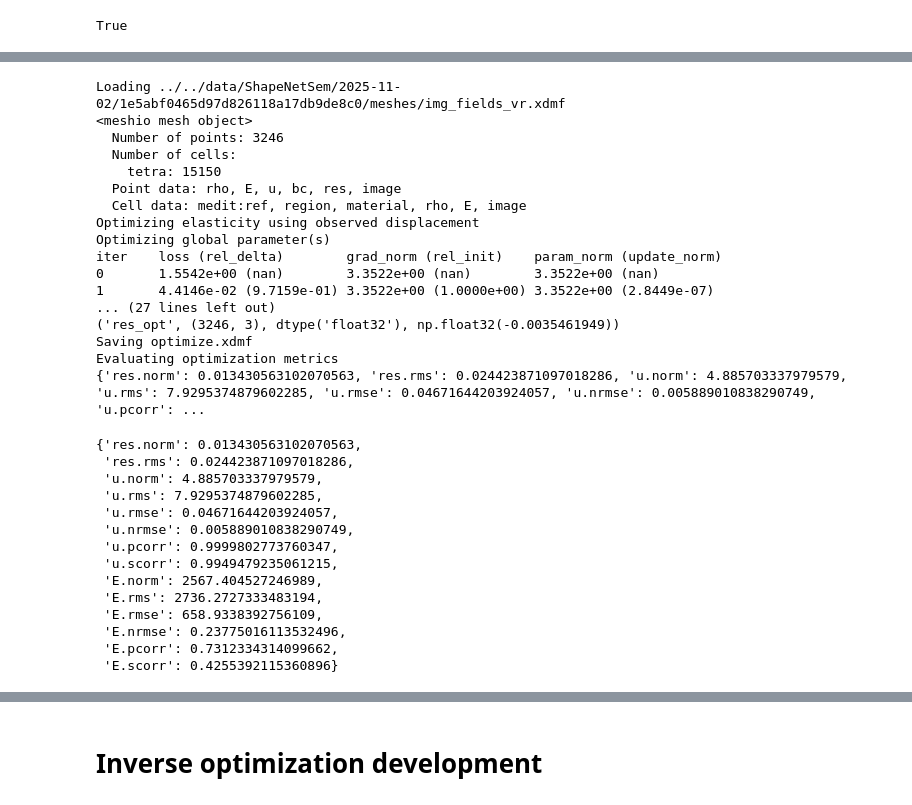
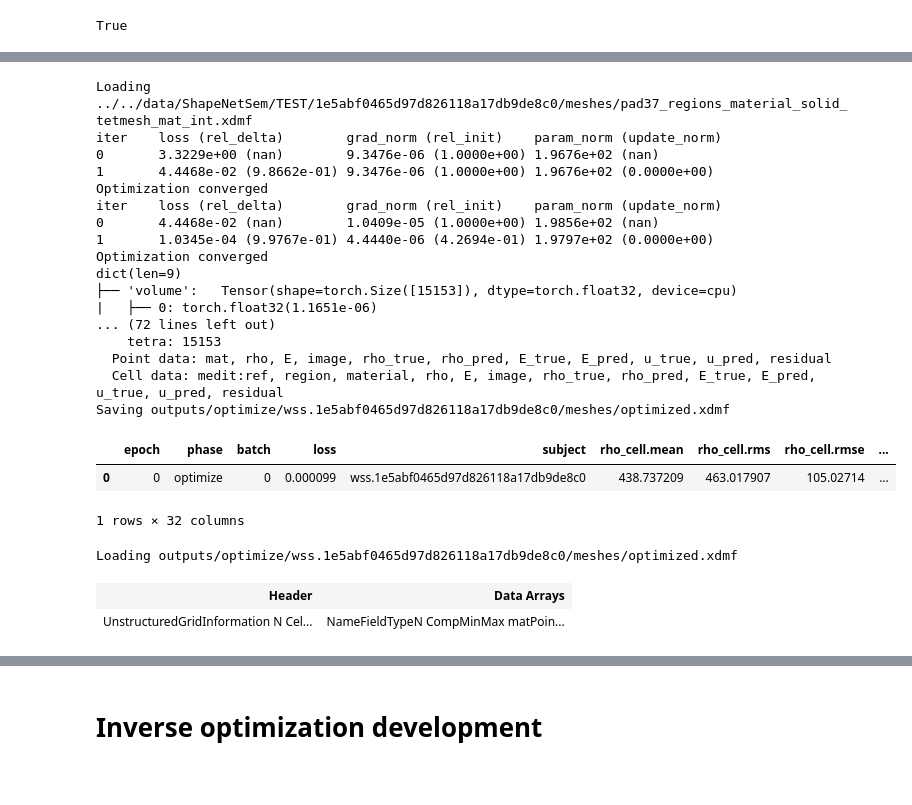
Before and after one commit to mattragoza/lung-project, a Jupyter notebook: notebooks/shapenet/20-optimize-interactive.ipynb, the cells around one changed output, grey strips where cells are left out. Saved outputs shown, nothing was run; the diff lists cells and outputs as text; code cells hidden in the pictures.

```diff
--- a/notebooks/shapenet/20-optimize-interactive.ipynb
+++ b/notebooks/shapenet/20-optimize-interactive.ipynb
@@ -79,0 +78,3 @@ Example()
+# %%
+outputs = project.api.RunOutputs(stage='optimize')
+outputs
@@ -138 +114,7 @@ Loading ../../data/ShapeNetSem/2025-11-02/1e5abf0465d97d826118a17db9de8c0/meshes
   Cell data: medit:ref, region, material, rho, E, image
+# %%
+optim_cfg = config['optimization'].copy()
+optim_cfg['physics_adapter']['rho_known'] = False
+optim_cfg['physics_adapter']['scalar_degree'] = 1
+optim_cfg['pde_solver']['tv_reg_weight'] = 1e-4
+optim_cfg
@@ -139,49 +134,36 @@ Loading ../../data/ShapeNetSem/2025-11-02/1e5abf0465d97d826118a17db9de8c0/meshes
 # %%
 %autoreload
 import project.optimization
-from pathlib import Path
-import warp as wp
-wp.config.quiet = True
-
-metrics = project.optimization.optimize_elasticity_field(
-    mesh_path=ex.paths['img_fields'],
-    output_path=Path('optimize.xdmf'),
-    unit_m=ex.metadata['unit'],
-    rho_known=True,
-    device='cuda',
-    **config['optimize']
-)
+output_path = outputs.mesh_path(ex, 'optimized')
+metrics = project.optimization.optimize_example(ex, optim_cfg, output_path)
 metrics
 # %% [output]
-Loading ../../data/ShapeNetSem/2025-11-02/1e5abf0465d97d826118a17db9de8c0/meshes/img_fields_vr.xdmf
-<meshio mesh object>
-  Number of points: 3246
-  Number of cells:
-    tetra: 15150
-  Point data: rho, E, u, bc, res, image
-  Cell data: medit:ref, region, material, rho, E, image
-Optimizing elasticity using observed displacement
-Optimizing global parameter(s)
+Loading ../../data/ShapeNetSem/TEST/1e5abf0465d97d826118a17db9de8c0/meshes/pad37_regions_material_solid_tetmesh_mat_int.xdmf
 iter    loss (rel_delta)        grad_norm (rel_init)    param_norm (update_norm)
-0       1.5542e+00 (nan)        3.3522e+00 (nan)        3.3522e+00 (nan)
-1       4.4146e-02 (9.7159e-01) 3.3522e+00 (1.0000e+00) 3.3522e+00 (2.8449e-07)
-... (27 lines left out)
-('res_opt', (3246, 3), dtype('float32'), np.float32(-0.0035461949))
-Saving optimize.xdmf
-Evaluating optimization metrics
-{'res.norm': 0.013430563102070563, 'res.rms': 0.024423871097018286, 'u.norm': 4.885703337979579, 'u.rms': 7.9295374879602285, 'u.rmse': 0.04671644203924057, 'u.nrmse': 0.005889010838290749, 'u.pcorr': ...
+0       3.3229e+00 (nan)        9.3476e-06 (1.0000e+00) 1.9676e+02 (nan)
+1       4.4468e-02 (9.8662e-01) 9.3476e-06 (1.0000e+00) 1.9676e+02 (0.0000e+00)
+Optimization converged
+iter    loss (rel_delta)        grad_norm (rel_init)    param_norm (update_norm)
+0       4.4468e-02 (nan)        1.0409e-05 (1.0000e+00) 1.9856e+02 (nan)
+1       1.0345e-04 (9.9767e-01) 4.4440e-06 (4.2694e-01) 1.9797e+02 (0.0000e+00)
+Optimization converged
+dict(len=9)
+├── 'volume':   Tensor(shape=torch.Size([15153]), dtype=torch.float32, device=cpu)
+|   ├── 0: torch.float32(1.1651e-06)
+... (72 lines left out)
+    tetra: 15153
+  Point data: mat, rho, E, image, rho_true, rho_pred, E_true, E_pred, u_true, u_pred, residual
+  Cell data: medit:ref, region, material, rho, E, image, rho_true, rho_pred, E_true, E_pred, u_true, u_pred, residual
+Saving outputs/optimize/wss.1e5abf0465d97d826118a17db9de8c0/meshes/optimized.xdmf
+|  | epoch | phase | batch | loss | subject | rho_cell.mean | rho_cell.rms | rho_cell.rmse | ... |
+| 0 | 0 | optimize | 0 | 0.000099 | wss.1e5abf0465d97d826118a17db9de8c0 | 438.737209 | 463.017907 | 105.02714 | ... |
-{'res.norm': 0.013430563102070563,
- 'res.rms': 0.024423871097018286,
- 'u.norm': 4.885703337979579,
- 'u.rms': 7.9295374879602285,
- 'u.rmse': 0.04671644203924057,
- 'u.nrmse': 0.005889010838290749,
- 'u.pcorr': 0.9999802773760347,
- 'u.scorr': 0.9949479235061215,
- 'E.norm': 2567.404527246989,
- 'E.rms': 2736.2727333483194,
- 'E.rmse': 658.9338392756109,
- 'E.nrmse': 0.23775016113532496,
- 'E.pcorr': 0.7312334314099662,
- 'E.scorr': 0.4255392115360896}
+1 rows × 32 columns
+# %%
+mesh = project.core.fileio.load_meshio(output_path)
+pv_mesh = pv.wrap(mesh)
+pv_mesh
+# %% [output]
+Loading outputs/optimize/wss.1e5abf0465d97d826118a17db9de8c0/meshes/optimized.xdmf
+| Header | Data Arrays |
+| UnstructuredGridInformation N Cel... | NameFieldTypeN CompMinMax matPoin... |
 # %%
```
Also changed, not shown: parts of 15 cells of this notebook, 5 other files.
